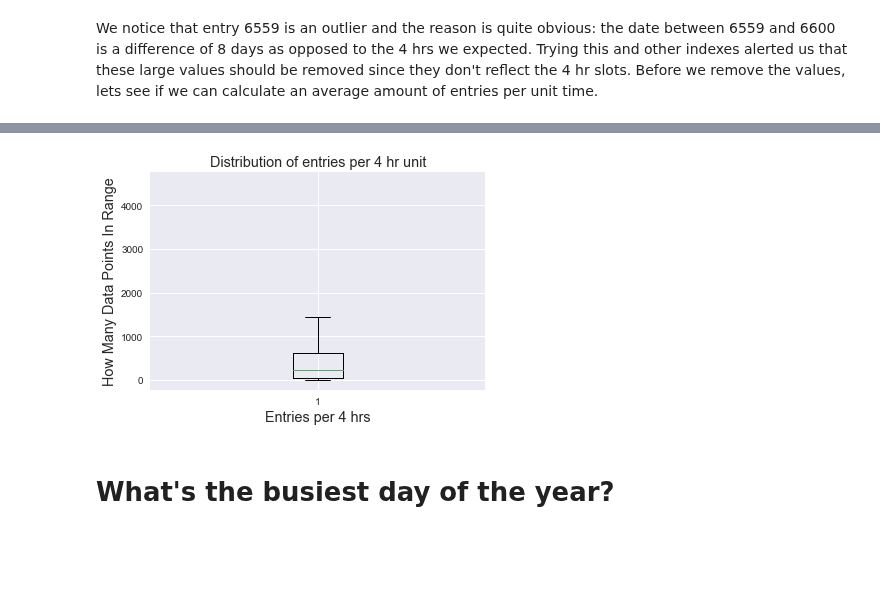
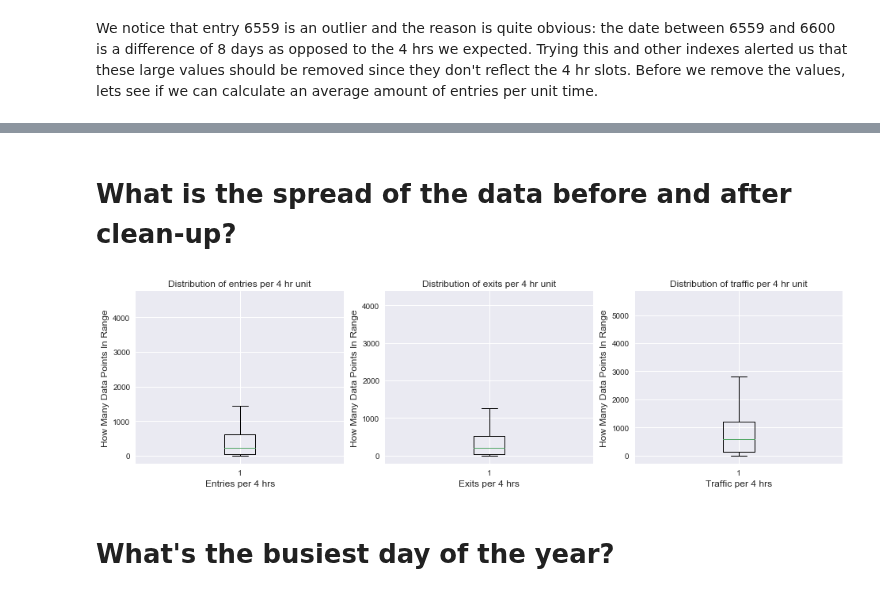
Before and after one commit to MahfuzurRahmanMiah/MTA_Turnstile_Data, a Jupyter notebook: MTA_Turnstile_Data-Copy2.ipynb, the cells around one changed output, grey strips where cells are left out. Drawn from its saved outputs; the diff is of its cells as text; code cells hidden in the pictures; blank space fills up the shorter version.

```diff
--- a/MTA_Turnstile_Data-Copy2.ipynb
+++ b/MTA_Turnstile_Data-Copy2.ipynb
@@ -235,7 +240,8 @@ df5.head()
 # %%
 df6 = df5.copy()
 df_temp1 = df6.sort_values(by=['c_a','unit', 'scp', 'date_time'],ascending = [True, True, True, False]).copy()
-df6.loc[:, "entries_diff"] = df_temp1.groupby(['c_a', 'unit', 'scp'], as_index=False)['entries'].diff(periods =-1).tolist()
-df6.loc[:, "exits_diff"] = df_temp1.groupby(['c_a', 'unit', 'scp'], as_index=False)['exits'].diff(periods =-1).tolist()
+df6.loc[:, 'entries_diff'] = df_temp1.groupby(['c_a', 'unit', 'scp'], as_index=False)['entries'].diff(periods =-1).tolist()
+df6.loc[:, 'exits_diff'] = df_temp1.groupby(['c_a', 'unit', 'scp'], as_index=False)['exits'].diff(periods =-1).tolist()
+df6.loc[:, 'sum_traffic'] = df6['entries_diff'] + df6['exits_diff']
 df6.head()
 # %% [output]
@@ -351,5 +363,6 @@ df9.head()
 df10 = df9.copy()
 df10.loc[:, "entries_per_hr"] = (df10['entries_diff']/df10['time_diff'])
 df10.loc[:, "exits_per_hr"] = (df10['exits_diff']/df10['time_diff'])
+df10.loc[:, "traffic_per_hr"] = (df10['sum_traffic']/df10['time_diff'])
 df10.head()
 # %% [output]
@@ -446,8 +466,8 @@ df12[mask1].head(300)
 # %%
 #We will drop data points where entries_diff or exits_diff are > 4800.
-df9 = df8.copy()
-df9.drop(df9[(df9['entries_diff'] > 4800)].index, inplace=True)
-df9.drop(df9[(df9['exits_diff'] > 4800)].index, inplace=True)
-print(df8.shape,df9.shape)
-df8.head()
+df15 = df10.copy()
+df15.drop(df15[(df15['entries_diff'] > 4800)].index, inplace=True)
+df15.drop(df15[(df15['exits_diff'] > 4800)].index, inplace=True)
+print(df10.shape,df15.shape)
+df15.head()
 # %% [output]
@@ -565,18 +481,33 @@ df5.head()
 # %%
-df6 = df5[df5.year == 2018].copy()
+df16 = df15[df15.year == 2018].copy()
+# %% [markdown]
+# What is the spread of the data before and after clean-up?
 # %%
 # Histogram of all entries by station for all 4 hr intervals
-#plt.figure(figsize=(12,8))
+# plt.figure(figsize=(12,8))
 
-plt.boxplot(df6.entries_diff)
-# customize plot
+plt.figure(figsize=(16, 4))
+
+plt.subplot(1, 3, 1)
+plt.boxplot(df16.entries_diff)
 plt.xlabel('Entries per 4 hrs', fontsize='large')
 plt.ylabel('How Many Data Points In Range', fontsize='large')
 plt.title('Distribution of entries per 4 hr unit', fontsize='large')
 
+plt.subplot(1, 3, 2)
+plt.boxplot(df16.exits_diff)
+plt.xlabel('Exits per 4 hrs', fontsize='large')
+plt.ylabel('How Many Data Points In Range', fontsize='large')
+plt.title('Distribution of exits per 4 hr unit', fontsize='large')
+
+plt.subplot(1, 3, 3)
+plt.boxplot(df16.sum_traffic)
+plt.xlabel('Traffic per 4 hrs', fontsize='large')
+plt.ylabel('How Many Data Points In Range', fontsize='large')
+plt.title('Distribution of traffic per 4 hr unit', fontsize='large')
 plt.show()
 # %% [output]
-[figure, old version]
+[figure, new version]
 # %% [markdown]
 # What's the busiest day of the year?
 # %%
```
Also changed, not shown: parts of 58 cells of this notebook.
